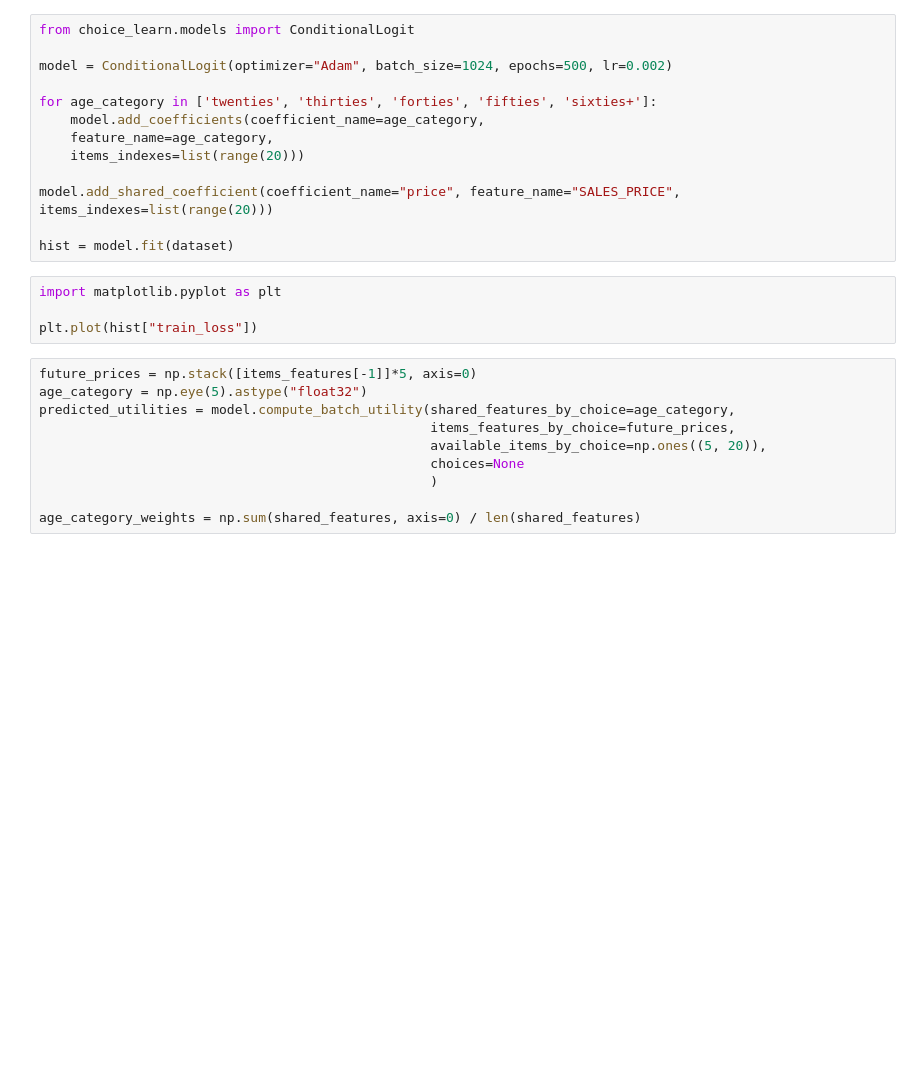
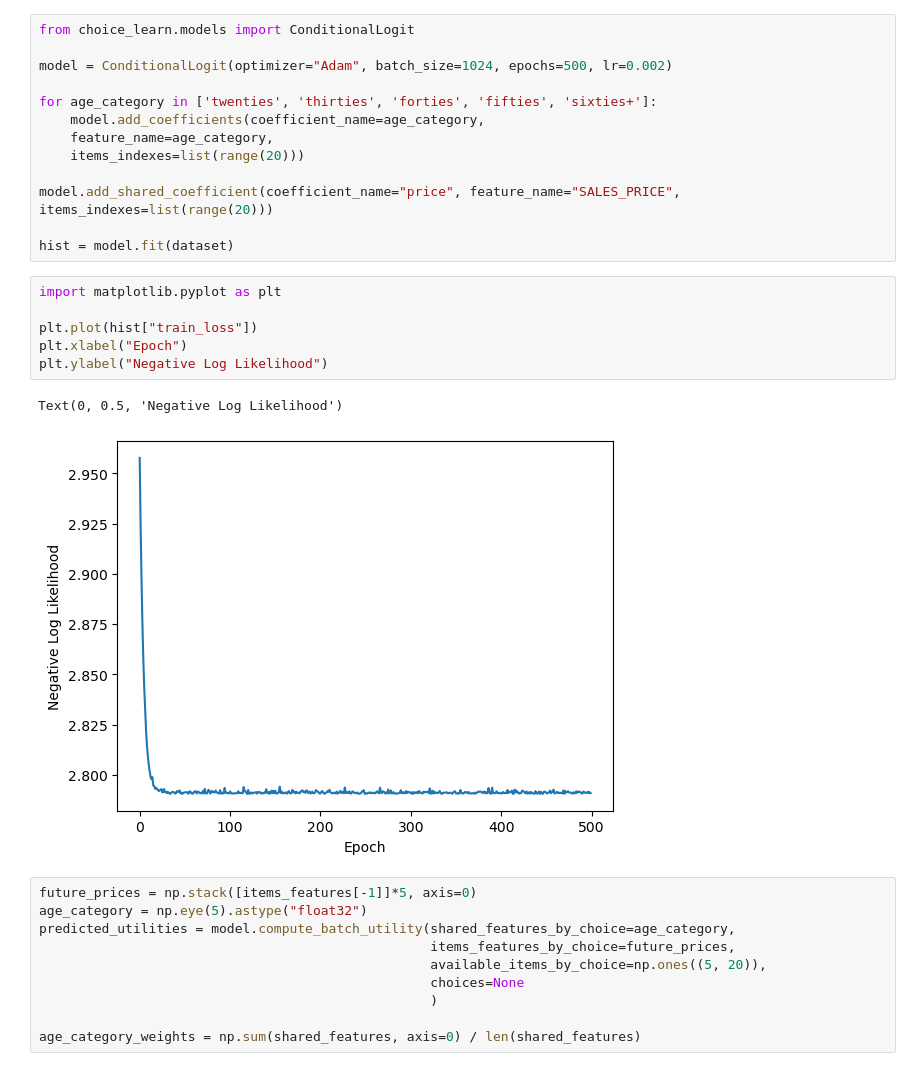
Before and after one commit to VincentAuriau/choice-learn-tutorials, a Jupyter notebook: notebooks/assortment-optimization.ipynb, the cells around one changed output. Drawn from its saved outputs; the diff is of its cells as text; blank space fills up the shorter version.

```diff
--- a/notebooks/assortment-optimization.ipynb
+++ b/notebooks/assortment-optimization.ipynb
@@ -72,7 +93,12 @@ hist = model.fit(dataset)
 # %%
 import matplotlib.pyplot as plt
 
 plt.plot(hist["train_loss"])
+plt.xlabel("Epoch")
+plt.ylabel("Negative Log Likelihood")
+# %% [output]
+Text(0, 0.5, 'Negative Log Likelihood')
+[figure, added]
 # %%
 future_prices = np.stack([items_features[-1]]*5, axis=0)
 age_category = np.eye(5).astype("float32")
```
Also changed, not shown: parts of 4 cells of this notebook, 1 other file.
